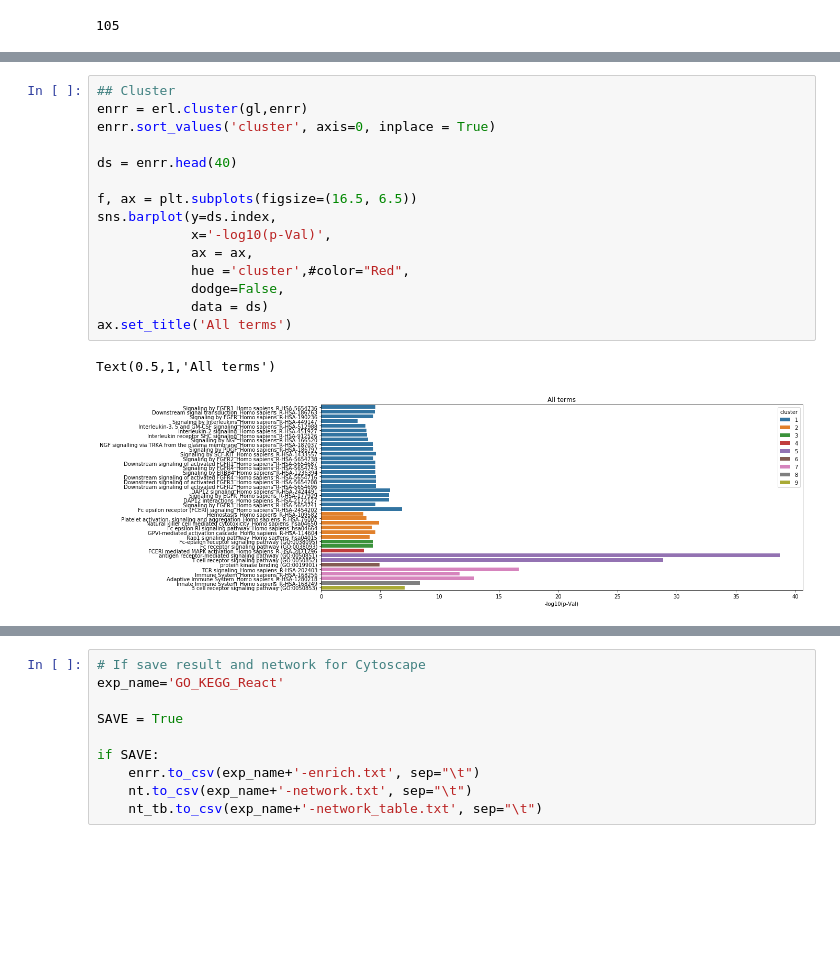
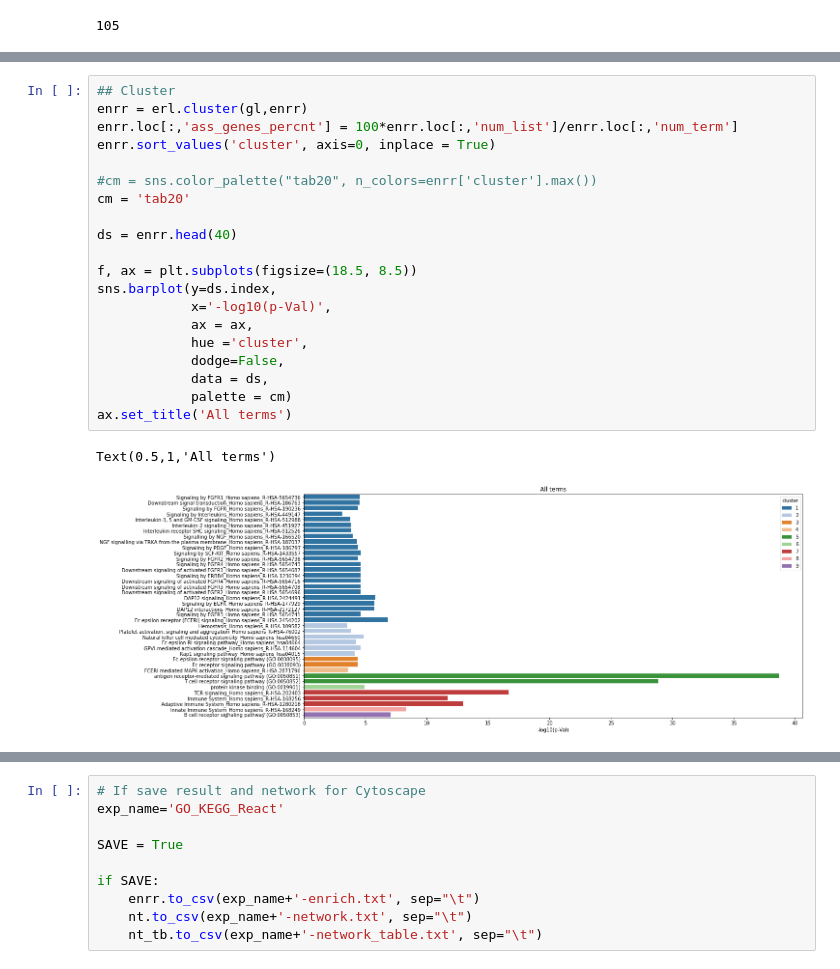
Before and after one commit to Benja1972/bioinformatics, a Jupyter notebook: EnrichrLib_tutorial.ipynb, the cells around one changed output, grey strips where cells are left out. Drawn from its saved outputs; the diff is of its cells as text; blank space fills up the shorter version.

```diff
--- a/EnrichrLib_tutorial.ipynb
+++ b/EnrichrLib_tutorial.ipynb
@@ -95,18 +93,23 @@ grid = sns.clustermap(dd, cmap='Blues', figsize=(16, 16))
 # %%
 ## Cluster
 enrr = erl.cluster(gl,enrr)
+enrr.loc[:,'ass_genes_percnt'] = 100*enrr.loc[:,'num_list']/enrr.loc[:,'num_term']
 enrr.sort_values('cluster', axis=0, inplace = True)
+
+#cm = sns.color_palette("tab20", n_colors=enrr['cluster'].max())
+cm = 'tab20'
 
 ds = enrr.head(40)
 
-f, ax = plt.subplots(figsize=(16.5, 6.5))
+f, ax = plt.subplots(figsize=(18.5, 8.5))
 sns.barplot(y=ds.index,
             x='-log10(p-Val)',
             ax = ax,
-            hue ='cluster',#color="Red",
+            hue ='cluster',
             dodge=False,
-            data = ds)
+            data = ds,
+            palette = cm)
 ax.set_title('All terms')
 # %% [output]
 Text(0.5,1,'All terms')
-[figure, old version]
+[figure, new version]
```
Also changed, not shown: parts of 6 cells of this notebook, 1 other file.
